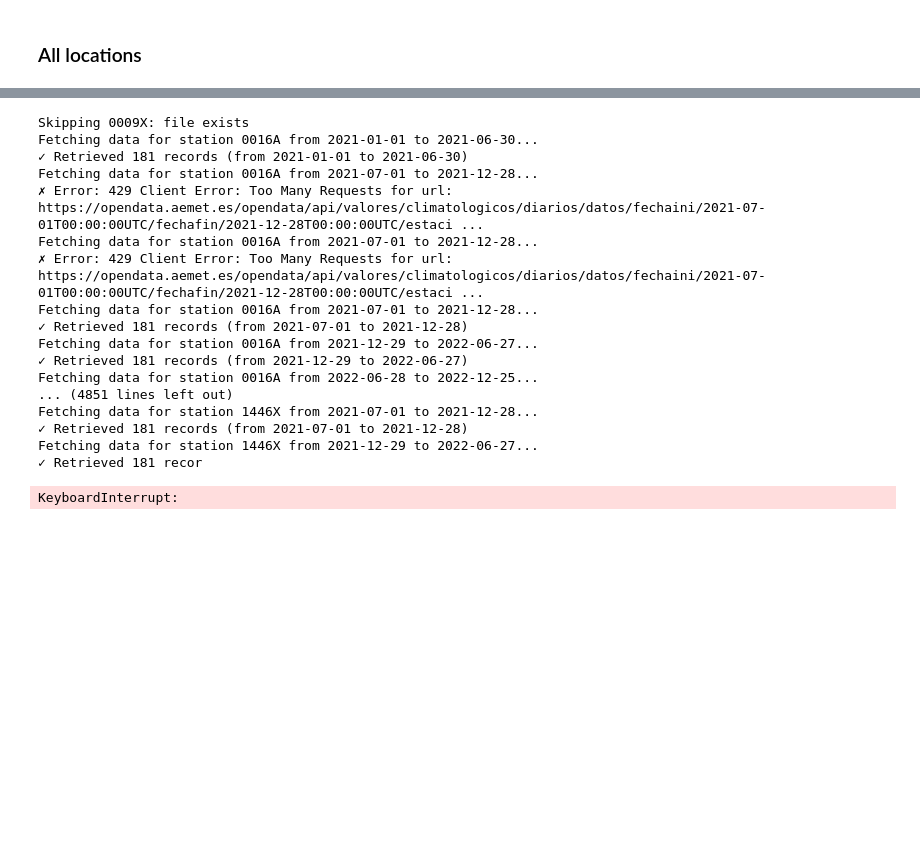
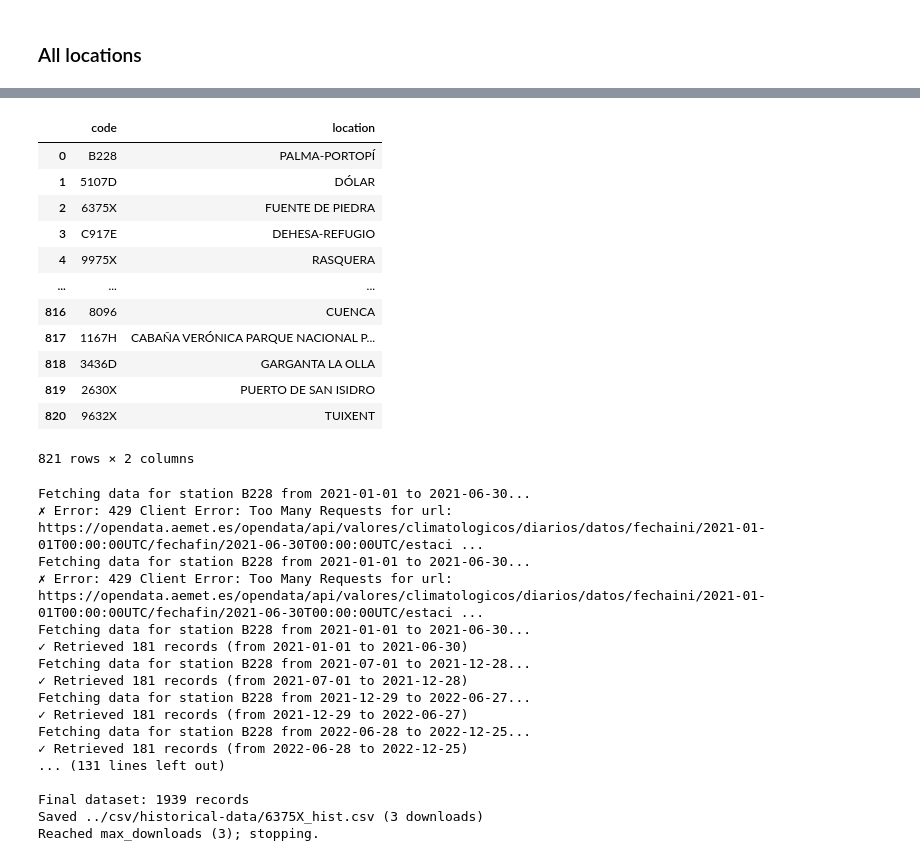
Before and after one commit to reddgr/energy-price-forecasting-in-power-grids, a Jupyter notebook: notebooks/06_bulk_download_5yr.ipynb, the cells around one changed output, grey strips where cells are left out. Cells and saved outputs as stored; diff of their text form; code cells hidden in the pictures; blank space fills up the shorter version.

```diff
--- a/notebooks/06_bulk_download_5yr.ipynb
+++ b/notebooks/06_bulk_download_5yr.ipynb
@@ -135,5 +149,30 @@ plt.show()
+# %%
+locations_df = locations_df.sample(frac=1).reset_index(drop=True)
+display(locations_df)
+# %% [output]
+|  | code | location |
+| 0 | B228 | PALMA-PORTOPÍ |
+| 1 | 5107D | DÓLAR |
+| 2 | 6375X | FUENTE DE PIEDRA |
+| 3 | C917E | DEHESA-REFUGIO |
+| 4 | 9975X | RASQUERA |
+| ... | ... | ... |
+| 816 | 8096 | CUENCA |
+| 817 | 1167H | CABAÑA VERÓNICA PARQUE NACIONAL P... |
+| 818 | 3436D | GARGANTA LA OLLA |
+| 819 | 2630X | PUERTO DE SAN ISIDRO |
+| 820 | 9632X | TUIXENT |
+821 rows × 2 columns
 # %%
+max_downloads = 3
+
+downloads = 0
 for station_id in locations_df["code"].astype(str).unique():
+    # stop early if max_downloads is set and already reached
+    if max_downloads is not None and downloads >= int(max_downloads):
+        print(f"Reached max_downloads ({max_downloads}); stopping.")
+        break
+
     out_path = os.path.join(CSV_DIR, f"{station_id}_hist.csv")
     if os.path.exists(out_path):
         print(f"Skipping {station_id}: file exists")
@@ -145,26 +184,32 @@ for station_id in locations_df["code"].astype(str).unique():
             continue
         df_loc = cast_columns(df_loc, schema_path)
         df_loc.to_csv(out_path, index=False)
-        print(f"Saved {out_path}")
+        downloads += 1
+        print(f"Saved {out_path} ({downloads} downloads)")
     except Exception as e:
         print(f"Error downloading {station_id}: {e}")
-    time.sleep(1)
+
+    # check again after a successful download
+    if max_downloads is not None and downloads >= int(max_downloads):
+        print(f"Reached max_downloads ({max_downloads}); stopping.")
+        break
+
+    time.sleep(3)
 # %% [output]
-Skipping 0009X: file exists
-Fetching data for station 0016A from 2021-01-01 to 2021-06-30...
+Fetching data for station B228 from 2021-01-01 to 2021-06-30...
+✗ Error: 429 Client Error: Too Many Requests for url: https://opendata.aemet.es/opendata/api/valores/climatologicos/diarios/datos/fechaini/2021-01-01T00:00:00UTC/fechafin/2021-06-30T00:00:00UTC/estaci ...
+Fetching data for station B228 from 2021-01-01 to 2021-06-30...
+✗ Error: 429 Client Error: Too Many Requests for url: https://opendata.aemet.es/opendata/api/valores/climatologicos/diarios/datos/fechaini/2021-01-01T00:00:00UTC/fechafin/2021-06-30T00:00:00UTC/estaci ...
+Fetching data for station B228 from 2021-01-01 to 2021-06-30...
 ✓ Retrieved 181 records (from 2021-01-01 to 2021-06-30)
-Fetching data for station 0016A from 2021-07-01 to 2021-12-28...
-✗ Error: 429 Client Error: Too Many Requests for url: https://opendata.aemet.es/opendata/api/valores/climatologicos/diarios/datos/fechaini/2021-07-01T00:00:00UTC/fechafin/2021-12-28T00:00:00UTC/estaci ...
-Fetching data for station 0016A from 2021-07-01 to 2021-12-28...
-✗ Error: 429 Client Error: Too Many Requests for url: https://opendata.aemet.es/opendata/api/valores/climatologicos/diarios/datos/fechaini/2021-07-01T00:00:00UTC/fechafin/2021-12-28T00:00:00UTC/estaci ...
-Fetching data for station 0016A from 2021-07-01 to 2021-12-28...
+Fetching data for station B228 from 2021-07-01 to 2021-12-28...
 ✓ Retrieved 181 records (from 2021-07-01 to 2021-12-28)
-Fetching data for station 0016A from 2021-12-29 to 2022-06-27...
+Fetching data for station B228 from 2021-12-29 to 2022-06-27...
 ✓ Retrieved 181 records (from 2021-12-29 to 2022-06-27)
-Fetching data for station 0016A from 2022-06-28 to 2022-12-25...
-... (4851 lines left out)
-Fetching data for station 1446X from 2021-07-01 to 2021-12-28...
-✓ Retrieved 181 records (from 2021-07-01 to 2021-12-28)
-Fetching data for station 1446X from 2021-12-29 to 2022-06-27...
-✓ Retrieved 181 recor
+Fetching data for station B228 from 2022-06-28 to 2022-12-25...
+✓ Retrieved 181 records (from 2022-06-28 to 2022-12-25)
+... (131 lines left out)
+
+Final dataset: 1939 records
+Saved ../csv/historical-data/6375X_hist.csv (3 downloads)
+Reached max_downloads (3); stopping.
-KeyboardInterrupt:
```
Also changed, not shown: parts of 9 cells of this notebook.
